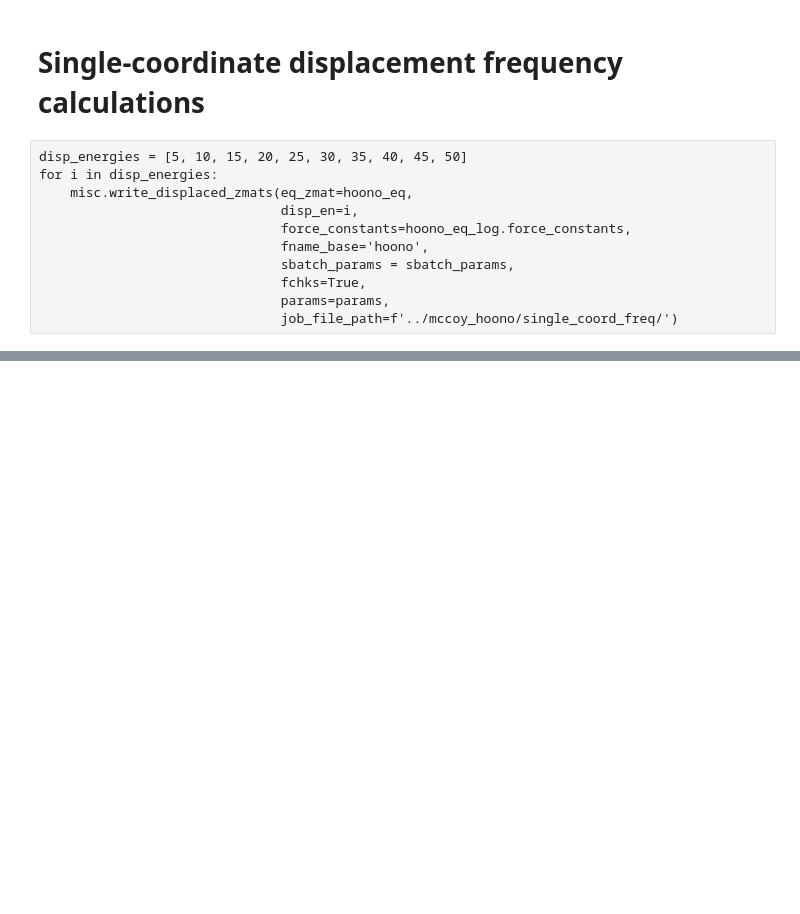
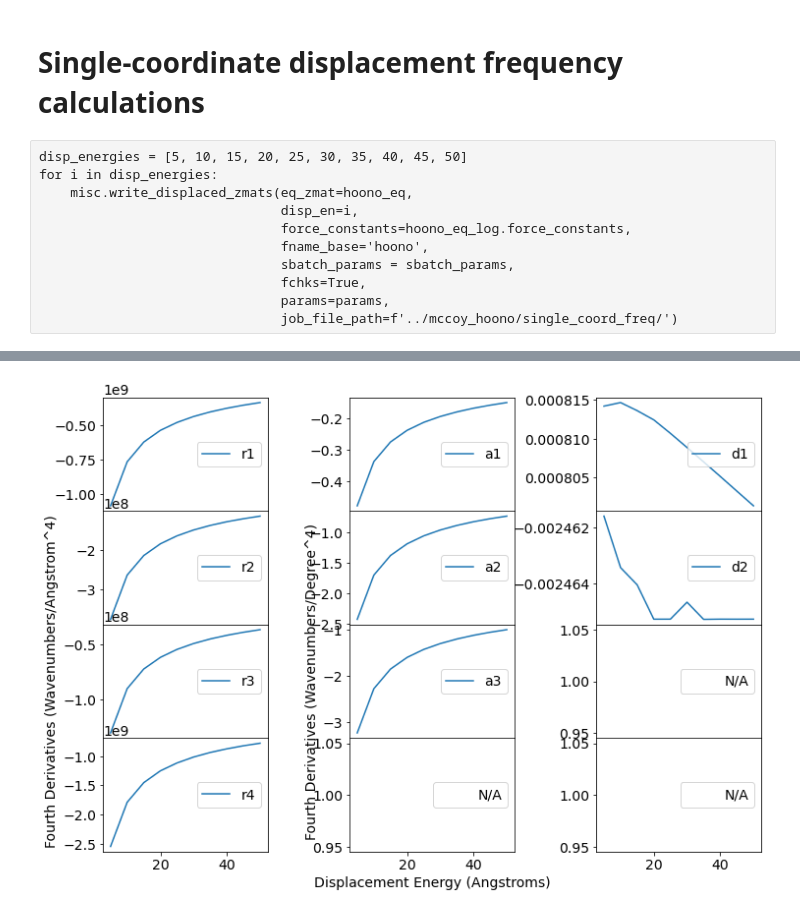
Before and after one commit to cgavinh/mccoy_hoono, a Jupyter notebook: Untitled.ipynb, the cells around one changed output, grey strips where cells are left out. Cells and saved outputs as stored; diff of their text form; code cells hidden in the pictures; blank space fills up the shorter version.

```diff
--- a/Untitled.ipynb
+++ b/Untitled.ipynb
@@ -637,0 +734,30 @@ d = misc.fourth_ders(results)
+# %%
+en = np.linspace(5, 50, 10)
+fig, axs = plt.subplots(4, 3, sharex=True)
+
+axs[0,0].plot(en, d['r1']['fourth_ders'], label='r1')
+axs[1,0].plot(en, d['r2']['fourth_ders'], label='r2')
+axs[2,0].plot(en, d['r3']['fourth_ders'], label='r3')
+axs[3,0].plot(en, d['r4']['fourth_ders'], label='r4')
+axs[0,1].plot(en, d['a1']['fourth_ders'], label='a1')
+axs[1,1].plot(en, d['a2']['fourth_ders'], label='a2')
+axs[2,1].plot(en, d['a3']['fourth_ders'], label='a3')
+axs[0,2].plot(en, d['d1']['fourth_ders'], label='d1')
+axs[1,2].plot(en, d['d2']['fourth_ders'], label='d2')
+
+axs[3,1].plot(en, np.ones(10), color='white', label='N/A')
+axs[2,2].plot(en, np.ones(10), color='white', label='N/A')
+axs[3,2].plot(en, np.ones(10), color='white', label='N/A')
+
+for ax in axs:
+    for a in ax:
+        a.legend(loc='center right')
+
+axs[3,1].set_xlabel("Displacement Energy (Angstroms)")
+axs[2,0].set_ylabel("Fourth Derivatives (Wavenumbers/Angstrom^4)")
+axs[2,1].set_ylabel("Fourth Derivatives (Wavenumbers/Degree^4)")
+fig.subplots_adjust(hspace = 0, wspace=0.5)
+fig.set_size_inches(w=12,h=8.5)
+plt.savefig("Validation_results.pdf")
+# %% [output]
+[figure, added]
```
Also changed, not shown: parts of 15 cells of this notebook, 1 other file.
